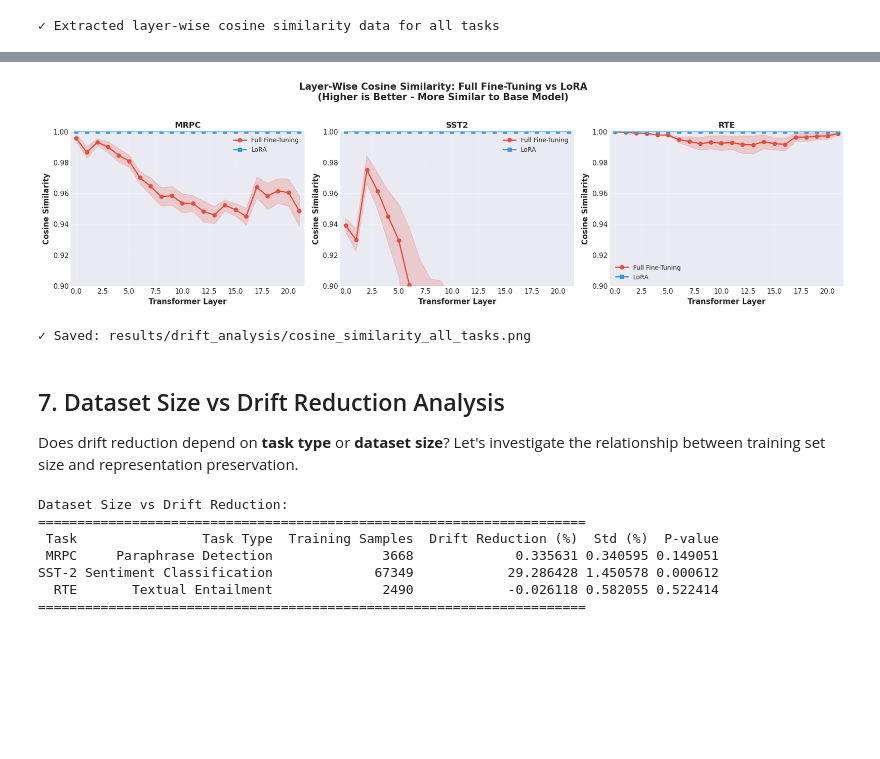
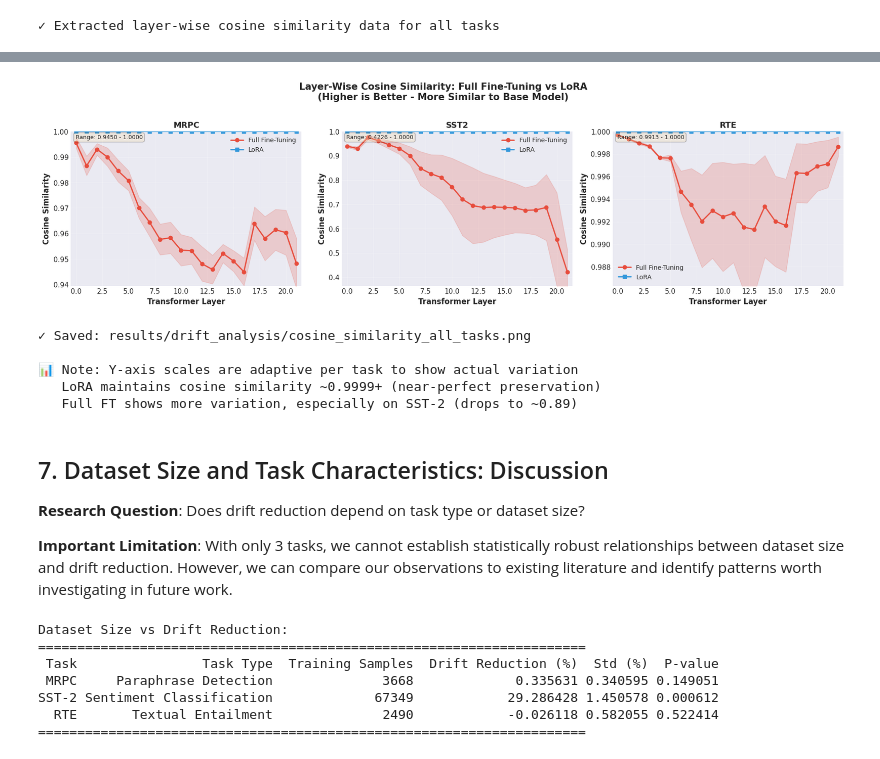
Before and after one commit to benc61116/NLP, a Jupyter notebook: research_question_1_representational_drift.ipynb, the cells around one changed output, grey strips where cells are left out. Drawn from its saved outputs; the diff is of its cells as text; code cells hidden in the pictures; blank space fills up the shorter version.

```diff
--- a/research_question_1_representational_drift.ipynb
+++ b/research_question_1_representational_drift.ipynb
@@ -473,5 +827,5 @@ print("✓ Extracted layer-wise cosine similarity data for all tasks")
 # %%
-# Visualization: Layer-wise cosine similarity profiles
+# Visualization: Layer-wise cosine similarity profiles (IMPROVED)
 fig, axes = plt.subplots(1, 3, figsize=(18, 5))
 layers = np.arange(22)
 
@@ -482,41 +836,65 @@ for idx, task in enumerate(results['tasks_analyzed']):
     # Plot Full FT
     ax.plot(layers, stats['full_finetune_mean'], 'o-', label='Full Fine-Tuning',
             linewidth=2, markersize=6, color='#e74c3c')
     ax.fill_between(layers,
                      stats['full_finetune_mean'] - stats['full_finetune_std'],
                      stats['full_finetune_mean'] + stats['full_finetune_std'],
                      alpha=0.2, color='#e74c3c')
 
     # Plot LoRA
     ax.plot(layers, stats['lora_mean'], 's-', label='LoRA',
             linewidth=2, markersize=6, color='#3498db')
     ax.fill_between(layers,
                      stats['lora_mean'] - stats['lora_std'],
                      stats['lora_mean'] + stats['lora_std'],
                      alpha=0.2, color='#3498db')
 
+    # Set adaptive y-axis based on actual data range, but respect cosine similarity bounds
+    all_values = np.concatenate([stats['full_finetune_mean'], stats['lora_mean']])
+    min_val = np.min(all_values)
+    max_val = np.max(all_values)
+    margin = (max_val - min_val) * 0.1 if (max_val - min_val) > 0.01 else 0.005
+
+    # Cap at 1.0 since cosine similarity cannot exceed 1.0
+    y_max = min(max_val + margin, 1.0)
+
     ax.set_xlabel('Transformer Layer', fontsize=12, fontweight='bold')
     ax.set_ylabel('Cosine Similarity', fontsize=12, fontweight='bold')
     ax.set_title(f'{task.upper()}', fontsize=13, fontweight='bold')
-    ax.legend(fontsize=10)
+    ax.legend(fontsize=10, loc='best')
     ax.grid(alpha=0.3)
     ax.set_xlim(-0.5, 21.5)
-    ax.set_ylim(0.9, 1.0)  # Cosine similarity typically ranges 0.9-1.0 for similar representations
+    ax.set_ylim(min_val - margin, y_max)
+
+    # Add annotation about scale
+    range_text = f'Range: {min_val:.4f} - {max_val:.4f}'
+    ax.text(0.02, 0.98, range_text, transform=ax.transAxes,
+            fontsize=9, verticalalignment='top', bbox=dict(boxstyle='round',
+            facecolor='wheat', alpha=0.3))
 
 plt.suptitle('Layer-Wise Cosine Similarity: Full Fine-Tuning vs LoRA\n(Higher is Better - More Similar to Base Model)',
              fontsize=15, fontweight='bold', y=1.02)
 plt.tight_layout()
 plt.savefig('results/drift_analysis/cosine_similarity_all_tasks.png', dpi=300, bbox_inches='tight')
 plt.show()
 
 print("\n✓ Saved: results/drift_analysis/cosine_similarity_all_tasks.png")
+print("\n📊 Note: Y-axis scales are adaptive per task to show actual variation")
+print("   LoRA maintains cosine similarity ~0.9999+ (near-perfect preservation)")
+print("   Full FT shows more variation, especially on SST-2 (drops to ~0.89)")
 # %% [output]
-[figure, old version]
+[figure, new version]
 ✓ Saved: results/drift_analysis/cosine_similarity_all_tasks.png
+
+📊 Note: Y-axis scales are adaptive per task to show actual variation
+   LoRA maintains cosine similarity ~0.9999+ (near-perfect preservation)
+   Full FT shows more variation, especially on SST-2 (drops to ~0.89)
-# %% [markdown]
-## 7. Dataset Size vs Drift Reduction Analysis
-
-Does drift reduction depend on **task type** or **dataset size**? Let's investigate the relationship between training set size and representation preservation.
+# %% [markdown]
+## 7. Dataset Size and Task Characteristics: Discussion
+
+**Research Question**: Does drift reduction depend on task type or dataset size?
+
+**Important Limitation**: With only 3 tasks, we cannot establish statistically robust relationships between dataset size and drift reduction. However, we can compare our observations to existing literature and identify patterns worth investigating in future work.
 # %%
 # Dataset characteristics
 task_info = {
```
Also changed, not shown: parts of 17 cells of this notebook.
